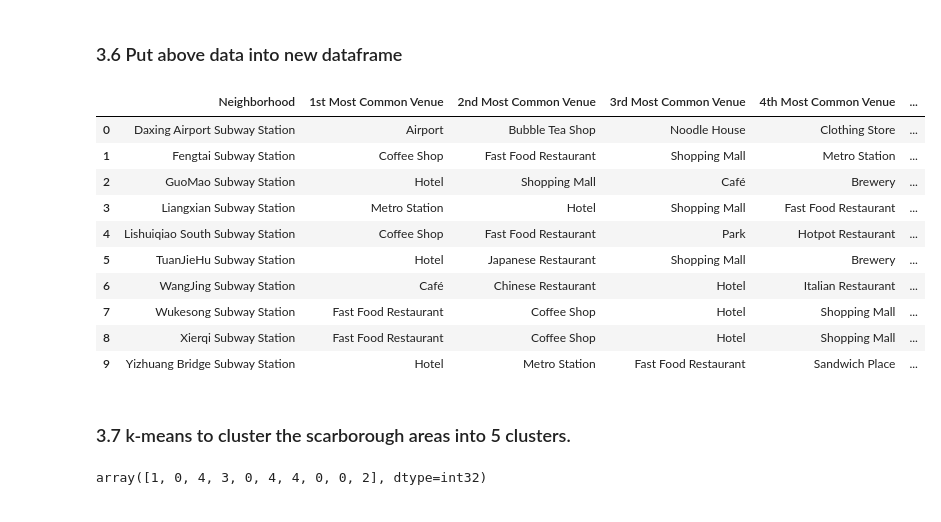
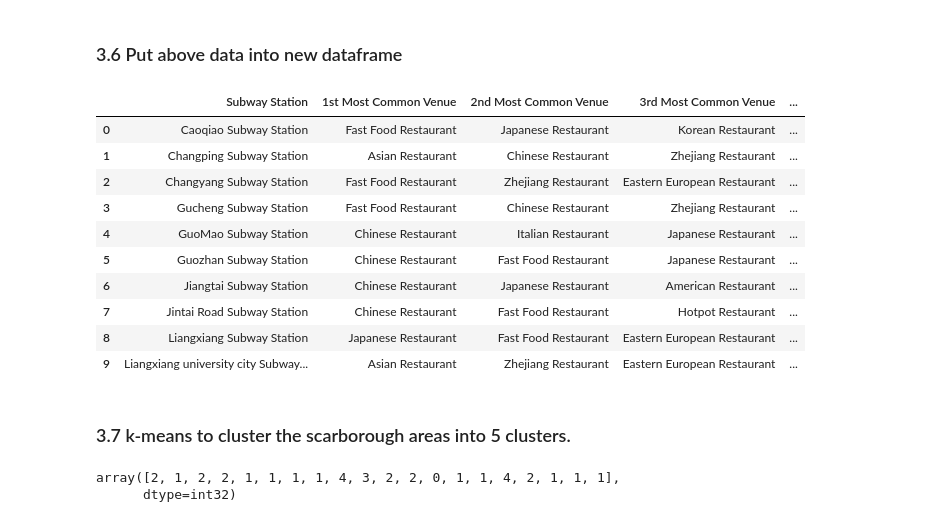
Before and after one commit to cuiwent/coursera_capstone_project, a Jupyter notebook: coursera_foursquare_beijing.ipynb, the cells around one changed output. Drawn from its saved outputs; the diff is of its cells as text; code cells hidden in the pictures.

```diff
--- a/coursera_foursquare_beijing.ipynb
+++ b/coursera_foursquare_beijing.ipynb
@@ -161,7 +168,7 @@ def getNearbyVenues(names, latitudes, longitudes, radius=5000):
     return(nearby_venues)
 # %%
 # type your answer here
-beijing_venues = getNearbyVenues(names=beijing_df['Neighborhood'],
+beijing_venues = getNearbyVenues(names=beijing_df['Subway Station'],
                                    latitudes=beijing_df['Latitude'],
                                    longitudes=beijing_df['Longitude']
                                   )
@@ -206,0 +280,4 @@ beijing_venues.groupby('Neighborhood').count()
+# %%
+beijing_restaurant_venues = beijing_venues[beijing_venues['Venue Category'].str.contains('Restaurant')]
+print(beijing_restaurant_venues.shape)
+beijing_restaurant_venues.head(20)
@@ -207,13 +305,14 @@ beijing_venues.groupby('Neighborhood').count()
 # %%
 # one hot encoding
-beijing_onehot = pd.get_dummies(beijing_venues[['Venue Category']], prefix="", prefix_sep="")
+beijing_restaurant_onehot = pd.get_dummies(beijing_restaurant_venues[['Venue Category']], prefix="", prefix_sep="")
 
 # add neighborhood column back to dataframe
-beijing_onehot['Neighborhood'] = beijing_venues['Neighborhood']
+beijing_restaurant_onehot['Subway Station'] = beijing_restaurant_venues['Subway Station']
 
 # move neighborhood column to the first column
-fixed_columns = [beijing_onehot.columns[-1]] + list(beijing_onehot.columns[:-1])
-beijing_onehot = beijing_onehot[fixed_columns]
+fixed_columns = [beijing_restaurant_onehot.columns[-1]] + list(beijing_restaurant_onehot.columns[:-1])
+beijing_restaurant_onehot = beijing_restaurant_onehot[fixed_columns]
 
-beijing_onehot.head(10)
+print(beijing_restaurant_onehot.shape)
+beijing_restaurant_onehot.head(10)
 # %% [output]
@@ -231,6 +331,6 @@ beijing_onehot.head(10)
 # %%
-beijing_grouped = beijing_onehot.groupby('Neighborhood').mean().reset_index()
+beijing_restaurant_grouped = beijing_restaurant_onehot.groupby('Subway Station').mean().reset_index()
 
-print(beijing_grouped.shape)
-beijing_grouped.head(10)
+print(beijing_restaurant_grouped.shape)
+beijing_restaurant_grouped.head(10)
 # %% [output]
@@ -291,44 +391,45 @@ def return_most_common_venues(row, num_top_venues):
 # %%
 num_top_venues = 10
 
 indicators = ['st', 'nd', 'rd']
 
 # create columns according to number of top venues
-columns = ['Neighborhood']
+columns = ['Subway Station']
 for ind in np.arange(num_top_venues):
     try:
         columns.append('{}{} Most Common Venue'.format(ind+1, indicators[ind]))
     except:
         columns.append('{}th Most Common Venue'.format(ind+1))
 
 # create a new dataframe
 neighborhoods_venues_sorted = pd.DataFrame(columns=columns)
-neighborhoods_venues_sorted['Neighborhood'] = beijing_grouped['Neighborhood']
+neighborhoods_venues_sorted['Subway Station'] = beijing_restaurant_grouped['Subway Station']
 
-for ind in np.arange(beijing_grouped.shape[0]):
-    neighborhoods_venues_sorted.iloc[ind, 1:] = return_most_common_venues(beijing_grouped.iloc[ind, :], num_top_venues)
+for ind in np.arange(beijing_restaurant_grouped.shape[0]):
+    neighborhoods_venues_sorted.iloc[ind, 1:] = return_most_common_venues(beijing_restaurant_grouped.iloc[ind, :], num_top_venues)
 
 neighborhoods_venues_sorted.head(10)
 # %% [output]
-|  | Neighborhood | 1st Most Common Venue | 2nd Most Common Venue | 3rd Most Common Venue | 4th Most Common Venue | ... |
-| 0 | Daxing Airport Subway Station | Airport | Bubble Tea Shop | Noodle House | Clothing Store | ... |
-| 1 | Fengtai Subway Station | Coffee Shop | Fast Food Restaurant | Shopping Mall | Metro Station | ... |
-| 2 | GuoMao Subway Station | Hotel | Shopping Mall | Café | Brewery | ... |
-| 3 | Liangxian Subway Station | Metro Station | Hotel | Shopping Mall | Fast Food Restaurant | ... |
-| 4 | Lishuiqiao South Subway Station | Coffee Shop | Fast Food Restaurant | Park | Hotpot Restaurant | ... |
-| 5 | TuanJieHu Subway Station | Hotel | Japanese Restaurant | Shopping Mall | Brewery | ... |
-| 6 | WangJing Subway Station | Café | Chinese Restaurant | Hotel | Italian Restaurant | ... |
-| 7 | Wukesong Subway Station | Fast Food Restaurant | Coffee Shop | Hotel | Shopping Mall | ... |
-| 8 | Xierqi Subway Station | Fast Food Restaurant | Coffee Shop | Hotel | Shopping Mall | ... |
-| 9 | Yizhuang Bridge Subway Station | Hotel | Metro Station | Fast Food Restaurant | Sandwich Place | ... |
+|  | Subway Station | 1st Most Common Venue | 2nd Most Common Venue | 3rd Most Common Venue | ... |
+| 0 | Caoqiao Subway Station | Fast Food Restaurant | Japanese Restaurant | Korean Restaurant | ... |
+| 1 | Changping Subway Station | Asian Restaurant | Chinese Restaurant | Zhejiang Restaurant | ... |
+| 2 | Changyang Subway Station | Fast Food Restaurant | Zhejiang Restaurant | Eastern European Restaurant | ... |
+| 3 | Gucheng Subway Station | Fast Food Restaurant | Chinese Restaurant | Zhejiang Restaurant | ... |
+| 4 | GuoMao Subway Station | Chinese Restaurant | Italian Restaurant | Japanese Restaurant | ... |
+| 5 | Guozhan Subway Station | Chinese Restaurant | Fast Food Restaurant | Japanese Restaurant | ... |
+| 6 | Jiangtai Subway Station | Chinese Restaurant | Japanese Restaurant | American Restaurant | ... |
+| 7 | Jintai Road Subway Station | Chinese Restaurant | Fast Food Restaurant | Hotpot Restaurant | ... |
+| 8 | Liangxiang Subway Station | Japanese Restaurant | Fast Food Restaurant | Eastern European Restaurant | ... |
+| 9 | Liangxiang university city Subway... | Asian Restaurant | Zhejiang Restaurant | Eastern European Restaurant | ... |
 # %% [markdown]
 ### 3.7 k-means to cluster the scarborough areas into 5 clusters.
 # %%
 kclusters = 5
-beijing_grouped_cluster = beijing_grouped.drop('Neighborhood', 1)
-kmeans = KMeans(n_clusters=kclusters, random_state=0).fit(beijing_grouped_cluster)
+beijing_restaurant_grouped_cluster = beijing_restaurant_grouped.drop('Subway Station', 1)
+kmeans = KMeans(n_clusters=kclusters, random_state=0).fit(beijing_restaurant_grouped_cluster)
 kmeans.labels_[0:20]
 # %% [output]
-array([1, 0, 4, 3, 0, 4, 4, 0, 0, 2], dtype=int32)
+array([2, 1, 2, 2, 1, 1, 1, 1, 4, 3, 2, 2, 0, 1, 1, 4, 2, 1, 1, 1],
+      dtype=int32)
 # %%
 # add clustering labels
```
Also changed, not shown: parts of 36 cells of this notebook, 2 other files.
